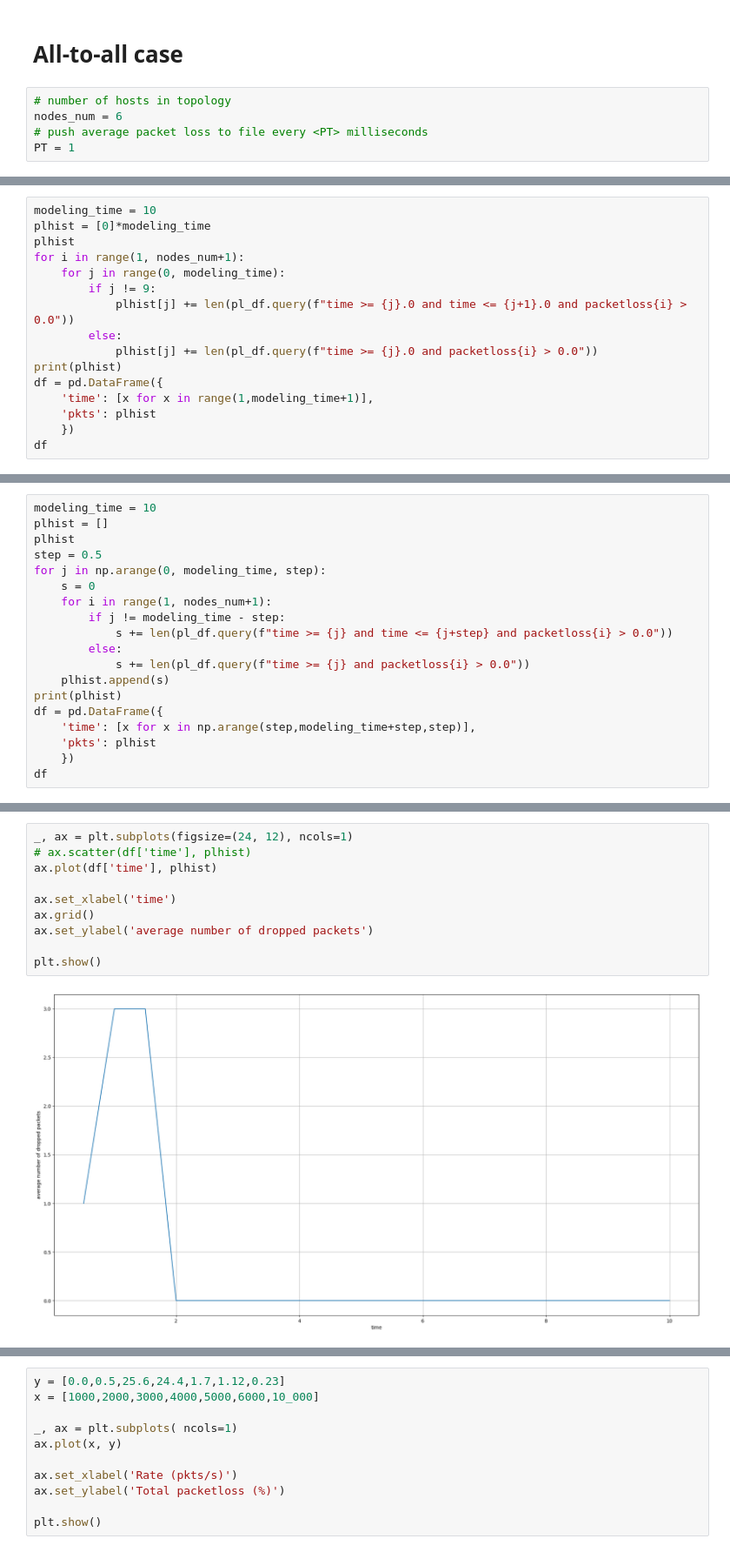
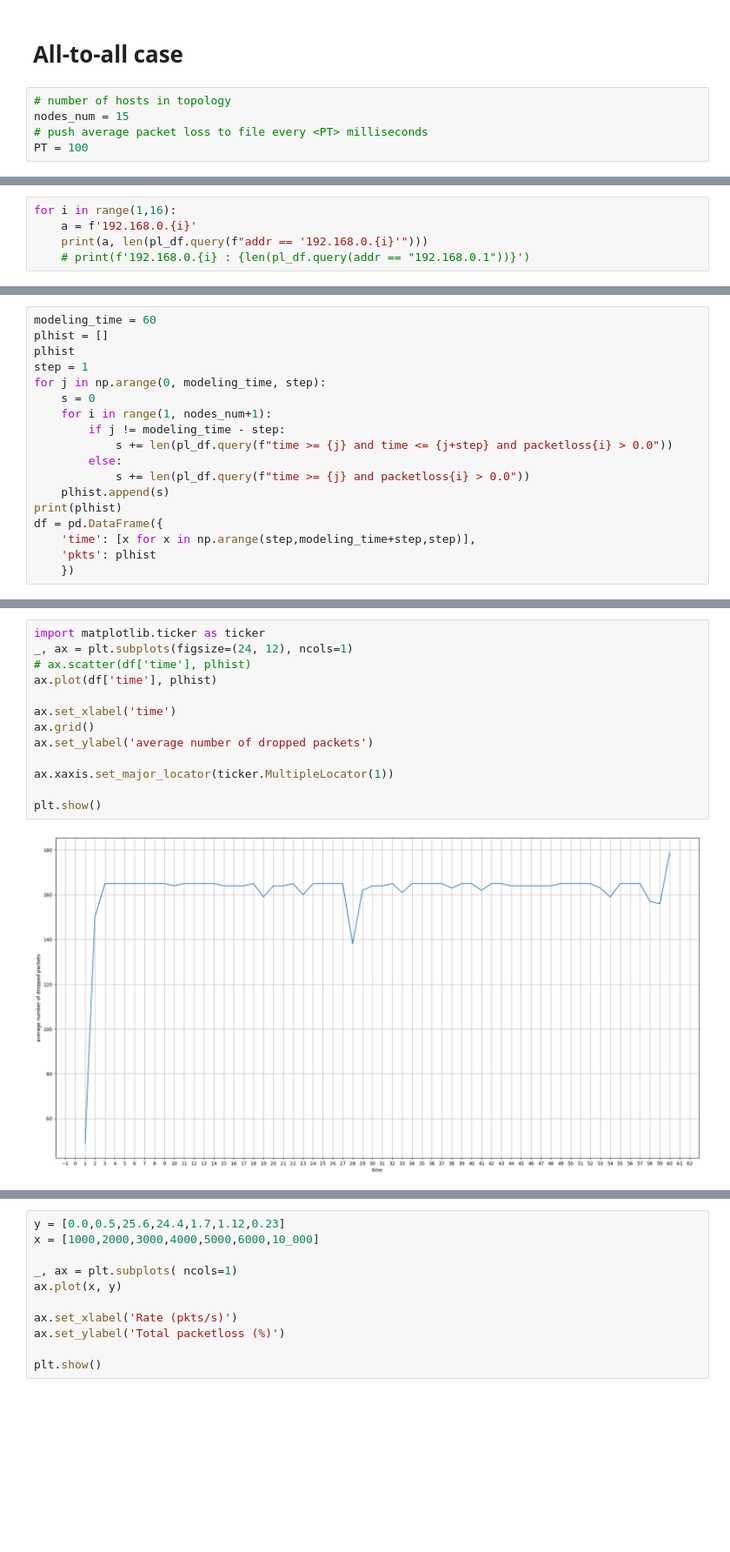
Before and after one commit to Krynegal/SDN_modeling_system, a Jupyter notebook: parser/datParser.ipynb, the cells around one changed output, grey strips where cells are left out. Shown at 87% size. Saved outputs shown, nothing was run; the diff lists cells and outputs as text; blank space fills up the shorter version.

Commit message:
add time param

```diff
--- a/parser/datParser.ipynb
+++ b/parser/datParser.ipynb
@@ -121,9 +121,9 @@ plt.show()
 # All-to-all case
 # %%
 # number of hosts in topology
-nodes_num = 6
+nodes_num = 15
 # push average packet loss to file every <PT> milliseconds
-PT = 1
+PT = 100
 # %%
 # creating .dat files with packet losses every PT ms
 for i in range(nodes_num):
@@ -256,0 +302,5 @@ Total packetloss: 7.89 %
+# %%
+for i in range(1,16):
+    a = f'192.168.0.{i}'
+    print(a, len(pl_df.query(f"addr == '192.168.0.{i}'")))
+    # print(f'192.168.0.{i} : {len(pl_df.query(addr == "192.168.0.1"))}')
@@ -278,16 +357,0 @@ plt.show()
-# %%
-modeling_time = 10
-plhist = [0]*modeling_time
-plhist
-for i in range(1, nodes_num+1):
-    for j in range(0, modeling_time):
-        if j != 9:
-            plhist[j] += len(pl_df.query(f"time >= {j}.0 and time <= {j+1}.0 and packetloss{i} > 0.0"))
-        else:
-            plhist[j] += len(pl_df.query(f"time >= {j}.0 and packetloss{i} > 0.0"))
-print(plhist)
-df = pd.DataFrame({
-    'time': [x for x in range(1,modeling_time+1)],
-    'pkts': plhist
-    })
-df
@@ -307,8 +358,8 @@ df
 # %%
-modeling_time = 10
+modeling_time = 60
 plhist = []
 plhist
-step = 0.5
+step = 1
 for j in np.arange(0, modeling_time, step):
     s = 0
     for i in range(1, nodes_num+1):
@@ -322,5 +373,4 @@ df = pd.DataFrame({
     'time': [x for x in np.arange(step,modeling_time+step,step)],
     'pkts': plhist
     })
-df
 # %% [output]
@@ -345,12 +378,15 @@ df
 # %%
+import matplotlib.ticker as ticker
 _, ax = plt.subplots(figsize=(24, 12), ncols=1)
 # ax.scatter(df['time'], plhist)
 ax.plot(df['time'], plhist)
 
 ax.set_xlabel('time')
 ax.grid()
 ax.set_ylabel('average number of dropped packets')
 
+ax.xaxis.set_major_locator(ticker.MultipleLocator(1))
+
 plt.show()
 # %% [output]
-[figure, old version]
+[figure, new version]
```
Also changed, not shown: parts of 15 cells of this notebook, 3 other files.
